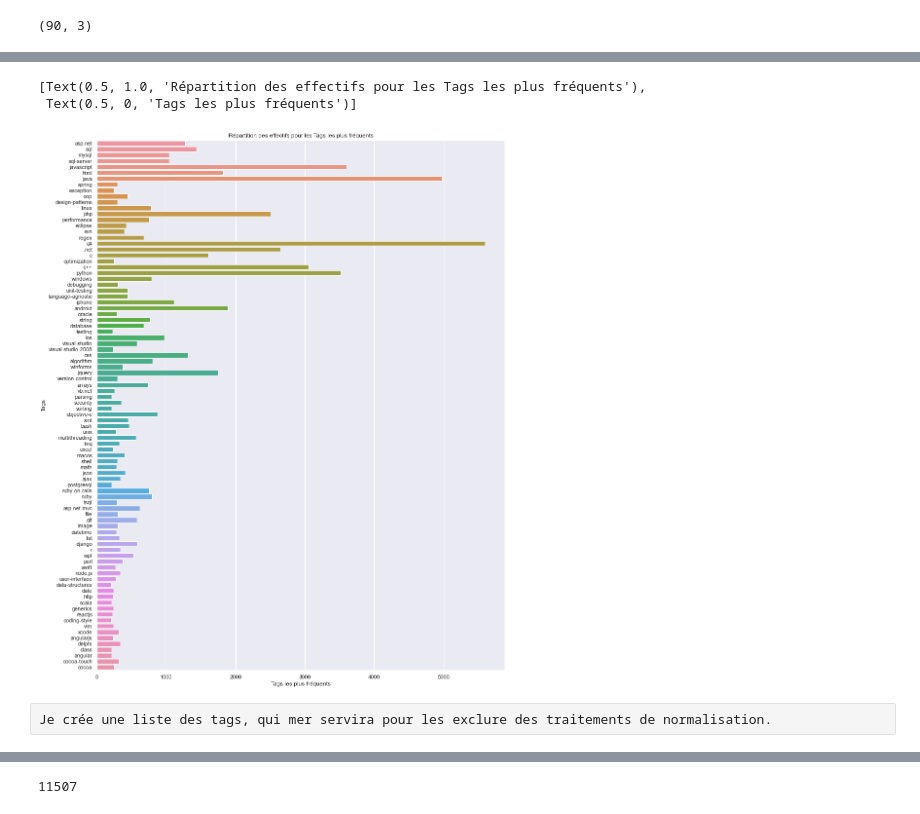
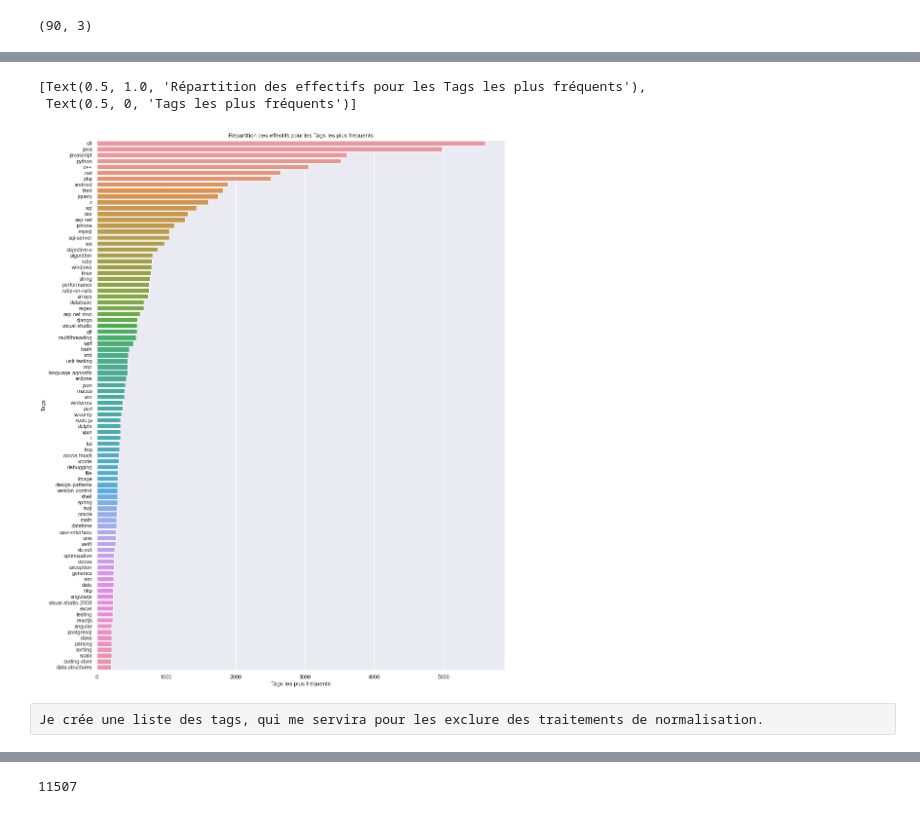
Before and after one commit to nromari/Categoriser-automatiquement-des-questions, a Jupyter notebook: P5_exploration_et_nettoyage.ipynb, the cells around one changed output, grey strips where cells are left out. Drawn from its saved outputs; the diff is of its cells as text; code cells hidden in the pictures.

```diff
--- a/P5_exploration_et_nettoyage.ipynb
+++ b/P5_exploration_et_nettoyage.ipynb
@@ -624,3 +624,10 @@ tags_df.describe()
 | 50% | 2.000000 | 0.001326 |
 | 75% | 5.000000 | 0.003315 |
 | max | 5599.000000 | 3.711929 |
+# %%
+var = 'Quantity'
+
+sns.set(rc = {'figure.figsize':(15,5)})
+fig, (ax1, ax2) = plt.subplots(1,2)
+sns.histplot(tags_df, x=var, bins=30, ax=ax1)
+sns.boxplot(data = tags_df[var], ax=ax2)
@@ -626,0 +637,10 @@ tags_df.describe()
+# %%
+#Transformation logarithmique
+tags_df['Quantity_log'] = [log(r+1) for r in tags_df['Quantity']]
+# %%
+var = 'Quantity_log'
+
+sns.set(rc = {'figure.figsize':(15,5)})
+fig, (ax1, ax2) = plt.subplots(1,2)
+sns.histplot(tags_df, x=var, bins=30, ax=ax1)
+sns.boxplot(data = tags_df[var], ax=ax2)
@@ -653,14 +676,15 @@ list(freqt_tags['Tags'])
  'cocoa']
 # %%
 sns.set(rc = {'figure.figsize':(15,20)})
-fig = sns.barplot(y=freqt_tags['Tags'], x=freqt_tags['Quantity'], orient='h')
+fig = sns.barplot(y = freqt_tags.sort_values('Quantity', ascending = False)['Tags'],
+                  x = freqt_tags.sort_values('Quantity', ascending = False)['Quantity'], orient='h')
 fig.set(title ="Répartition des effectifs pour les Tags les plus fréquents", xlabel="Tags les plus fréquents")
 # %% [output]
 [Text(0.5, 1.0, 'Répartition des effectifs pour les Tags les plus fréquents'),
  Text(0.5, 0, 'Tags les plus fréquents')]
-[figure, old version]
+[figure, new version]
 # %% [raw]
-Je crée une liste des tags, qui mer servira pour les exclure des traitements de normalisation.
+Je crée une liste des tags, qui me servira pour les exclure des traitements de normalisation.
 # %%
 tags_liste = list(dico_tags.keys())
 # %%
```
Also changed, not shown: parts of 57 cells of this notebook.
